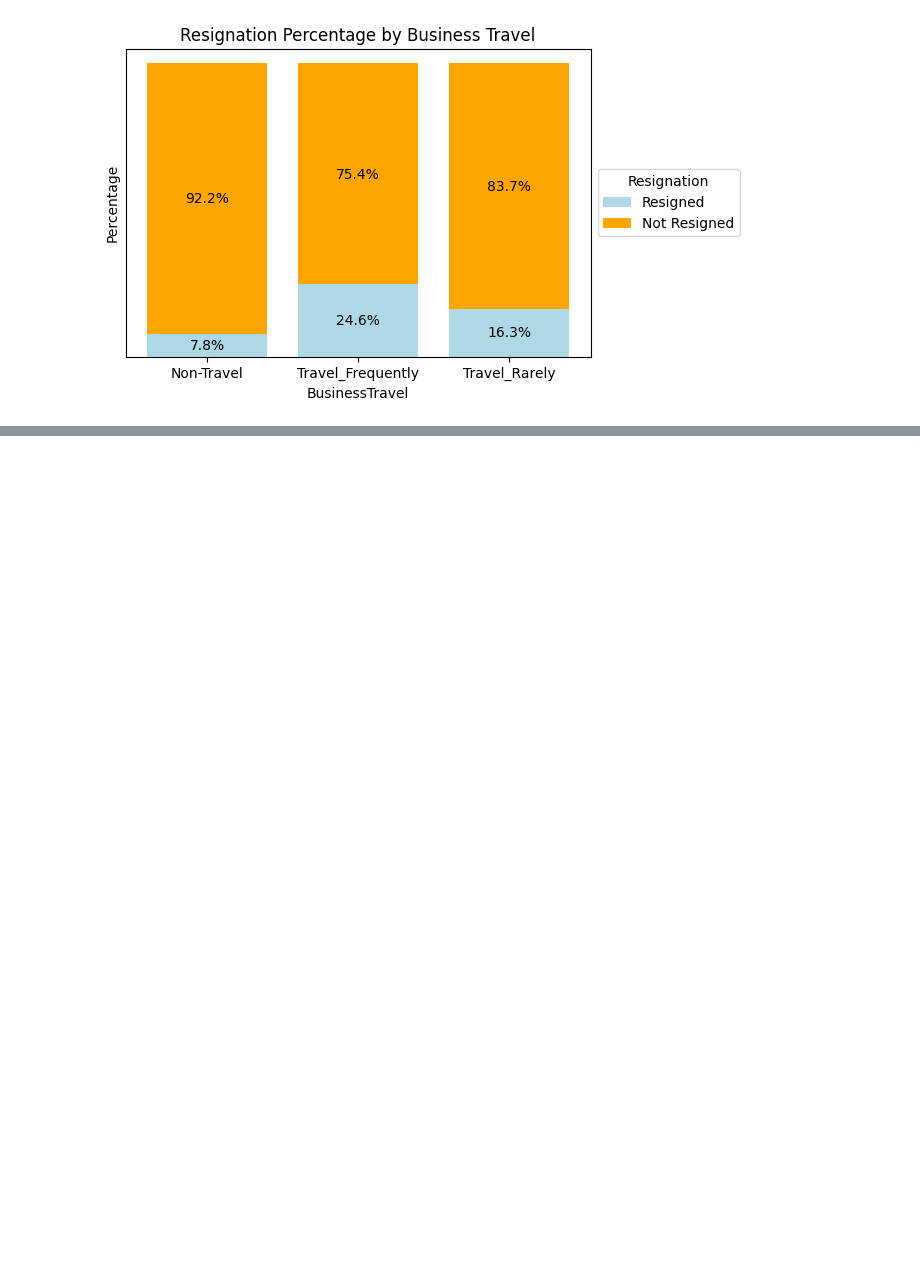
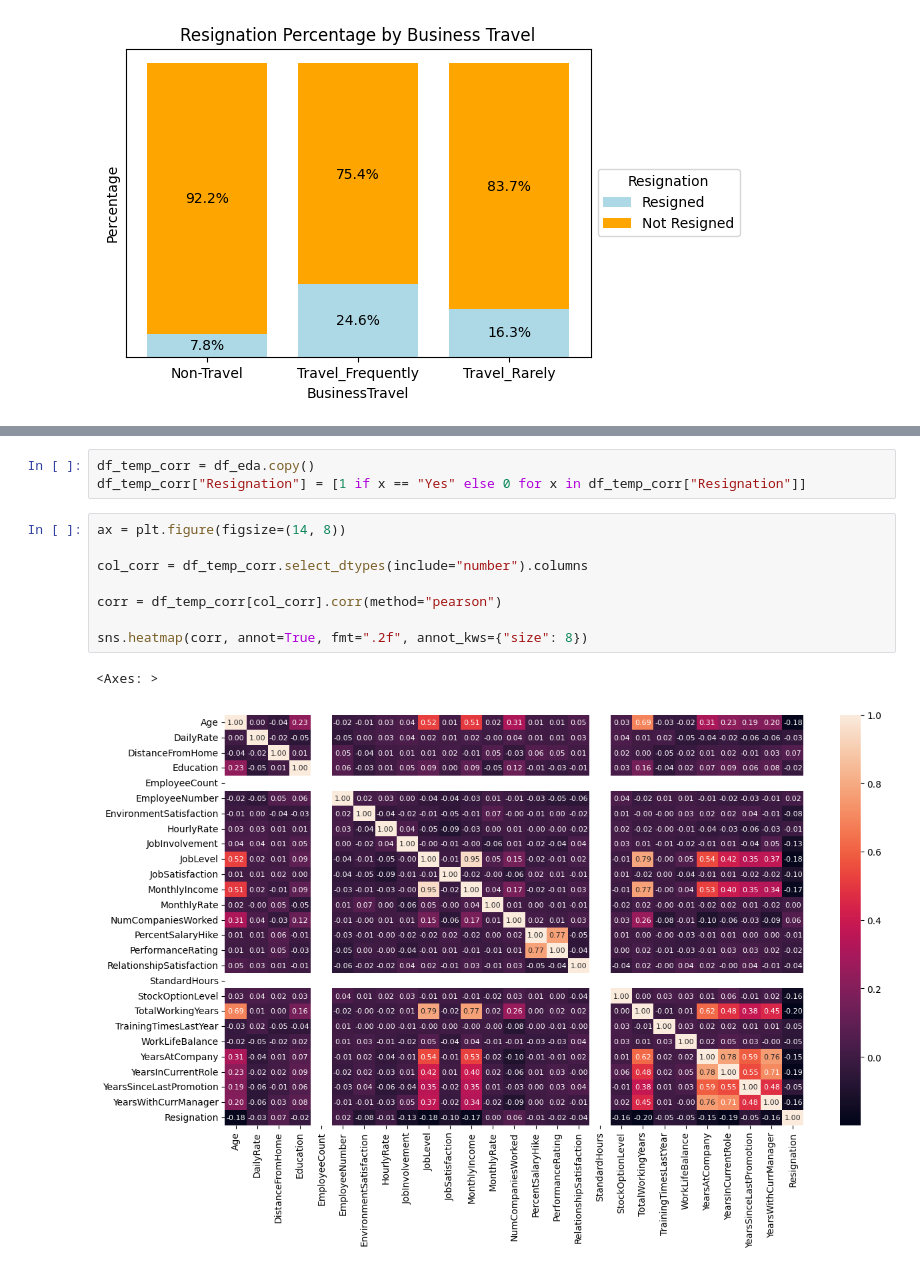
Before and after one commit to YuriCatramby/ds-clf-hr-resignation, a Jupyter notebook: ds-clf-hr-resignation.ipynb, the cells around one changed output, grey strips where cells are left out. Cells and saved outputs as stored; diff of their text form; blank space fills up the shorter version.

```diff
--- a/ds-clf-hr-resignation.ipynb
+++ b/ds-clf-hr-resignation.ipynb
@@ -756,0 +767,14 @@ Index(['Age', 'BusinessTravel', 'DailyRate', 'Department', 'DistanceFromHome',
+# %%
+df_temp_corr = df_eda.copy()
+df_temp_corr["Resignation"] = [1 if x == "Yes" else 0 for x in df_temp_corr["Resignation"]]
+# %%
+ax = plt.figure(figsize=(14, 8))
+
+col_corr = df_temp_corr.select_dtypes(include="number").columns
+
+corr = df_temp_corr[col_corr].corr(method="pearson")
+
+sns.heatmap(corr, annot=True, fmt=".2f", annot_kws={"size": 8})
+# %% [output]
+<Axes: >
+[figure, added]
```
Also changed, not shown: parts of 40 cells of this notebook.
